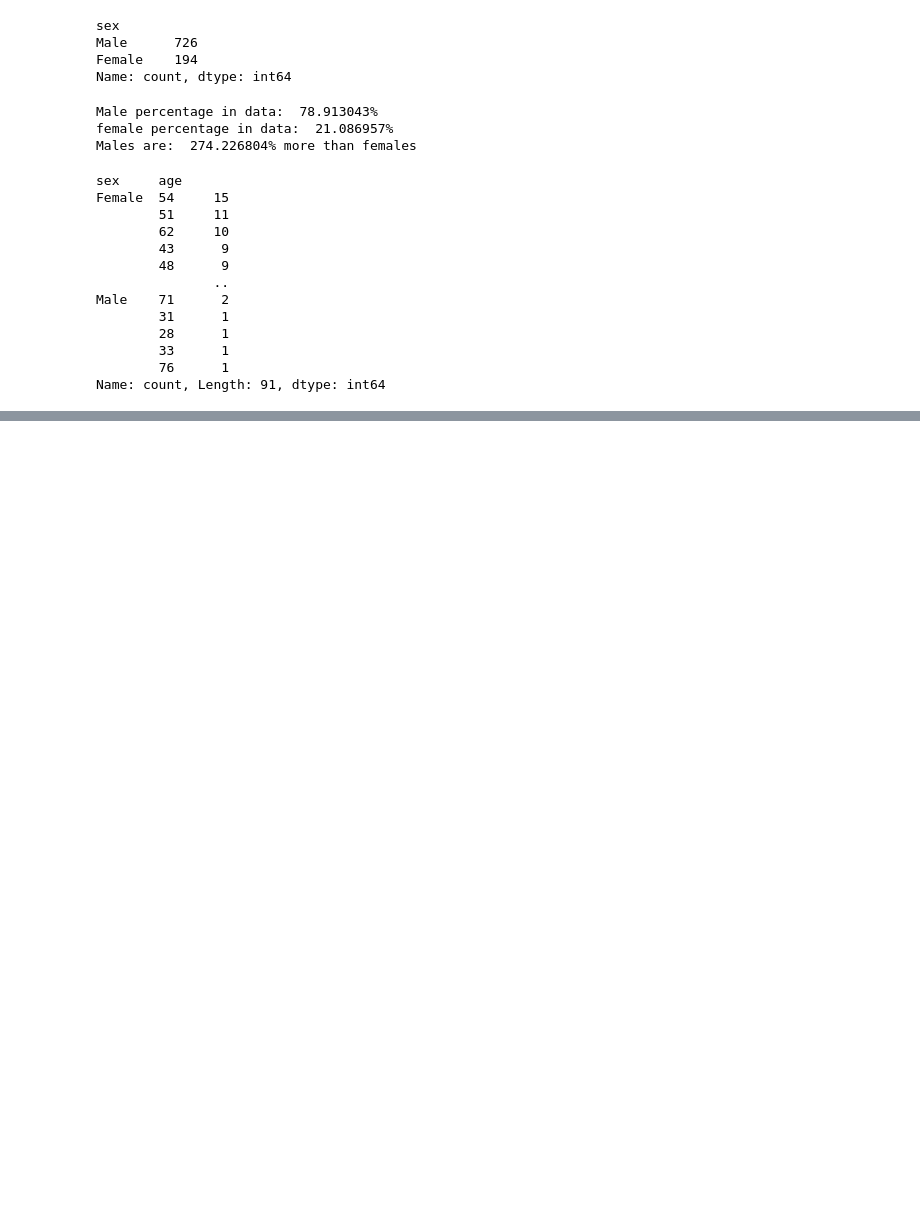
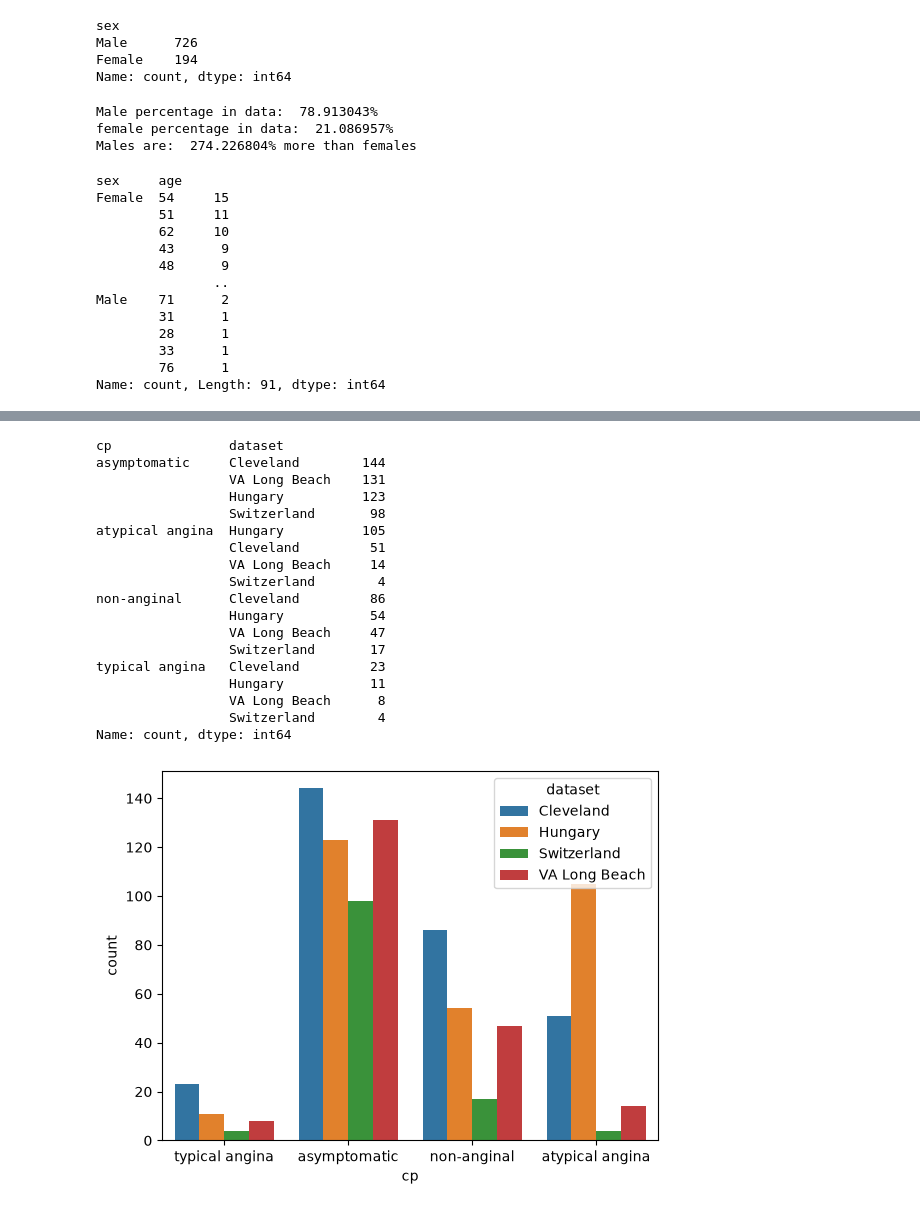
Before and after one commit to mtalhaimran104/cardiorisk-ai, a Jupyter notebook: heart_disease_prediction.ipynb, the cells around one changed output, grey strips where cells are left out. Cells and saved outputs as stored; diff of their text form; code cells hidden in the pictures; blank space fills up the shorter version.

```diff
--- a/heart_disease_prediction.ipynb
+++ b/heart_disease_prediction.ipynb
@@ -182,0 +288,26 @@ Name: count, Length: 91, dtype: int64
+# %%
+# countplot of cp column by dataset column
+sns.countplot(df, x='cp', hue='dataset')
+
+# print valuecount of cp groupby dataset
+print(df.groupby('cp')['dataset'].value_counts())
+# %% [output]
+cp               dataset
+asymptomatic     Cleveland        144
+                 VA Long Beach    131
+                 Hungary          123
+                 Switzerland       98
+atypical angina  Hungary          105
+                 Cleveland         51
+                 VA Long Beach     14
+                 Switzerland        4
+non-anginal      Cleveland         86
+                 Hungary           54
+                 VA Long Beach     47
+                 Switzerland       17
+typical angina   Cleveland         23
+                 Hungary           11
+                 VA Long Beach      8
+                 Switzerland        4
+Name: count, dtype: int64
+[figure, added]
```
Also changed, not shown: parts of 13 cells of this notebook.
